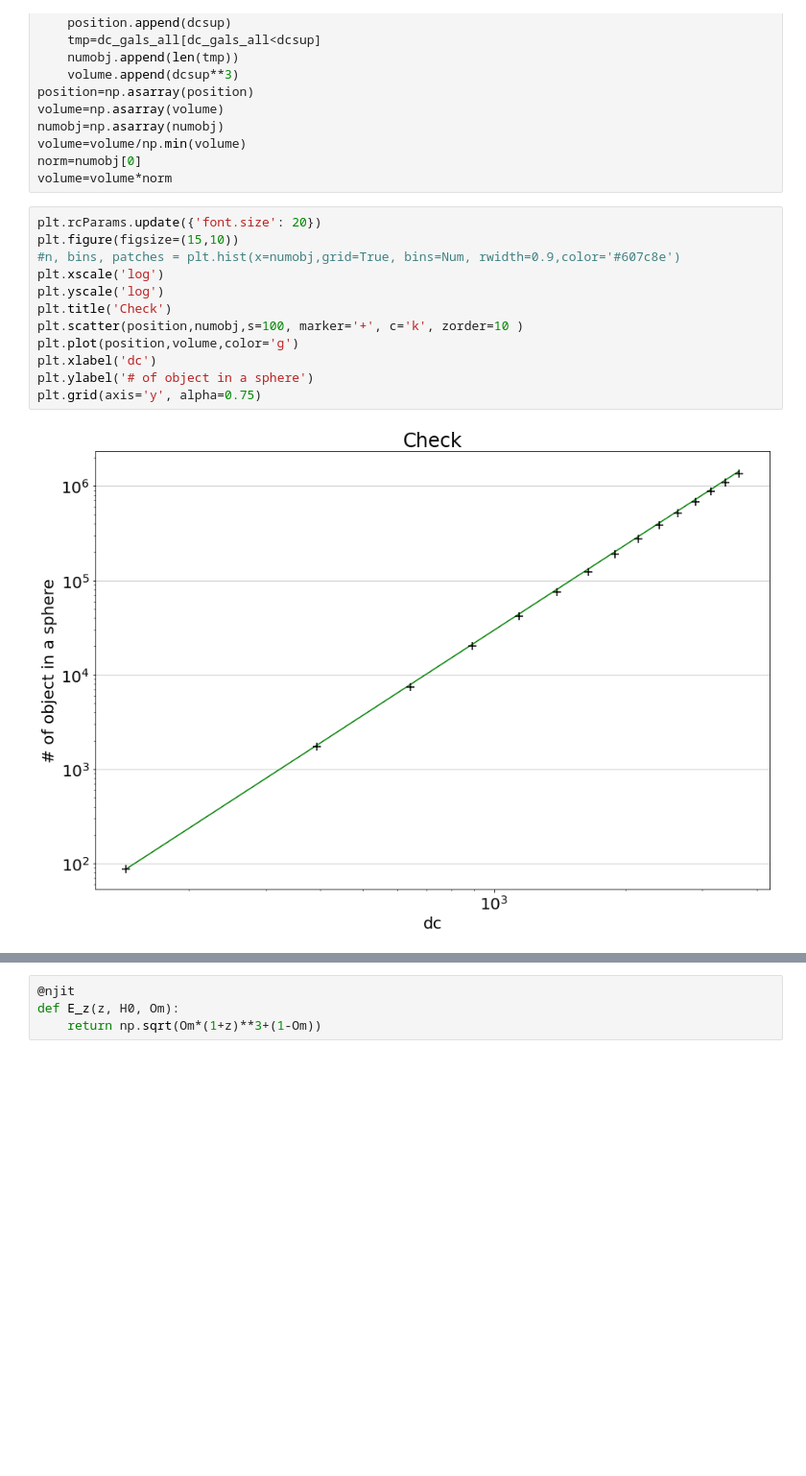
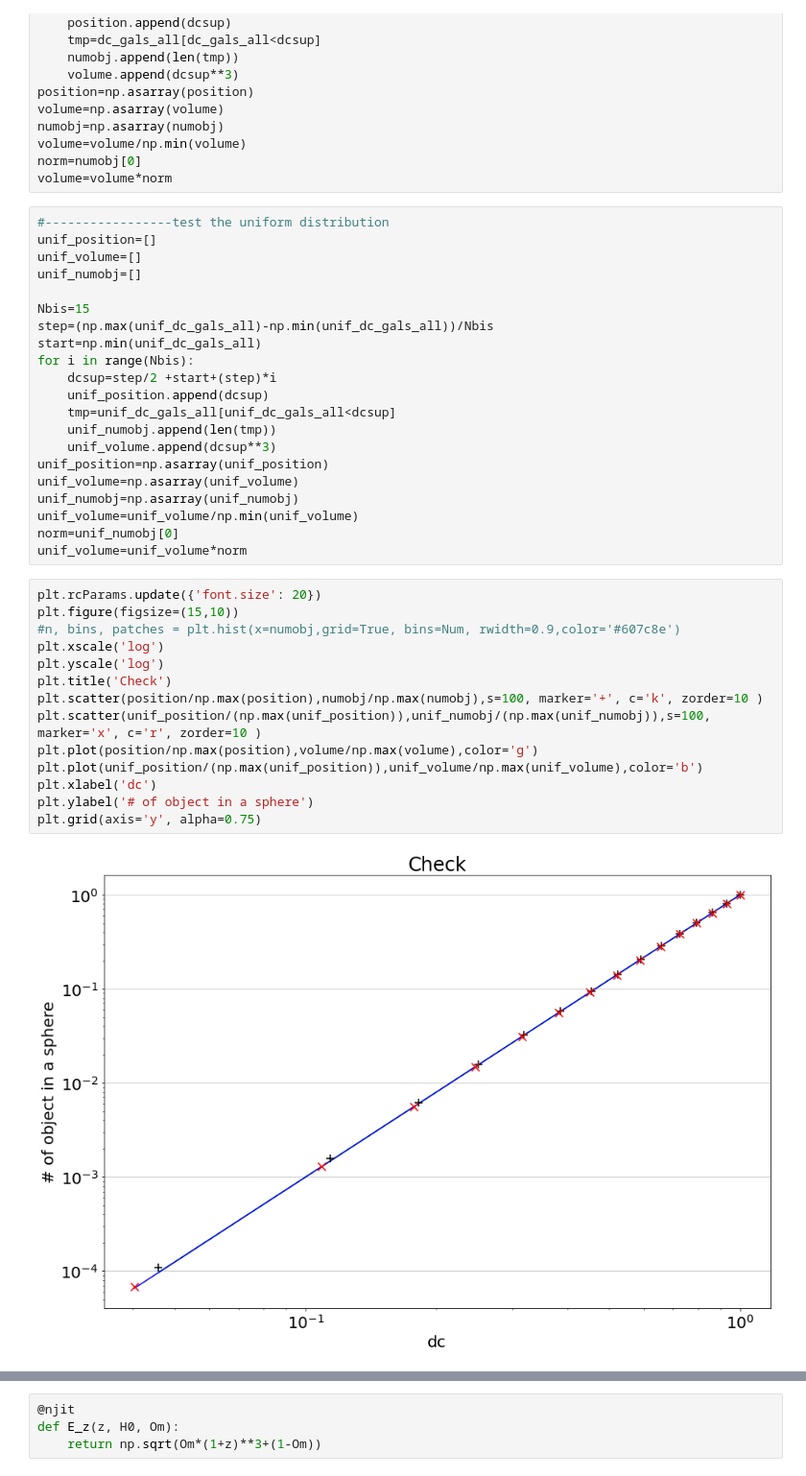
Before and after one commit to RCianca/DarkSirensStat, a Jupyter notebook: ProxyGenerator/MinimalExample.ipynb, the cells around one changed output, grey strips where cells are left out. Shown at 96% size. Saved outputs shown, nothing was run; the diff lists cells and outputs as text; blank space fills up the shorter version.

```diff
--- a/ProxyGenerator/MinimalExample.ipynb
+++ b/ProxyGenerator/MinimalExample.ipynb
@@ -259,20 +293,43 @@ numobj=np.asarray(numobj)
 volume=volume/np.min(volume)
 norm=numobj[0]
 volume=volume*norm
+# %%
+#-----------------test the uniform distribution
+unif_position=[]
+unif_volume=[]
+unif_numobj=[]
+
+Nbis=15
+step=(np.max(unif_dc_gals_all)-np.min(unif_dc_gals_all))/Nbis
+start=np.min(unif_dc_gals_all)
+for i in range(Nbis):
+    dcsup=step/2 +start+(step)*i
+    unif_position.append(dcsup)
+    tmp=unif_dc_gals_all[unif_dc_gals_all<dcsup]
+    unif_numobj.append(len(tmp))
+    unif_volume.append(dcsup**3)
+unif_position=np.asarray(unif_position)
+unif_volume=np.asarray(unif_volume)
+unif_numobj=np.asarray(unif_numobj)
+unif_volume=unif_volume/np.min(unif_volume)
+norm=unif_numobj[0]
+unif_volume=unif_volume*norm
 # %%
 plt.rcParams.update({'font.size': 20})
 plt.figure(figsize=(15,10))
 #n, bins, patches = plt.hist(x=numobj,grid=True, bins=Num, rwidth=0.9,color='#607c8e')
 plt.xscale('log')
 plt.yscale('log')
 plt.title('Check')
-plt.scatter(position,numobj,s=100, marker='+', c='k', zorder=10 )
-plt.plot(position,volume,color='g')
+plt.scatter(position/np.max(position),numobj/np.max(numobj),s=100, marker='+', c='k', zorder=10 )
+plt.scatter(unif_position/(np.max(unif_position)),unif_numobj/(np.max(unif_numobj)),s=100, marker='x', c='r', zorder=10 )
+plt.plot(position/np.max(position),volume/np.max(volume),color='g')
+plt.plot(unif_position/(np.max(unif_position)),unif_volume/np.max(unif_volume),color='b')
 plt.xlabel('dc')
 plt.ylabel('# of object in a sphere')
 plt.grid(axis='y', alpha=0.75)
 # %% [output]
-[figure, old version]
+[figure, new version]
 # %%
 n, bins, patches = plt.hist(x=phi_gals, bins=10, color='#0504aa',
                             alpha=0.7, rwidth=0.85)
```
Also changed, not shown: parts of 21 cells of this notebook, 8 other files.
